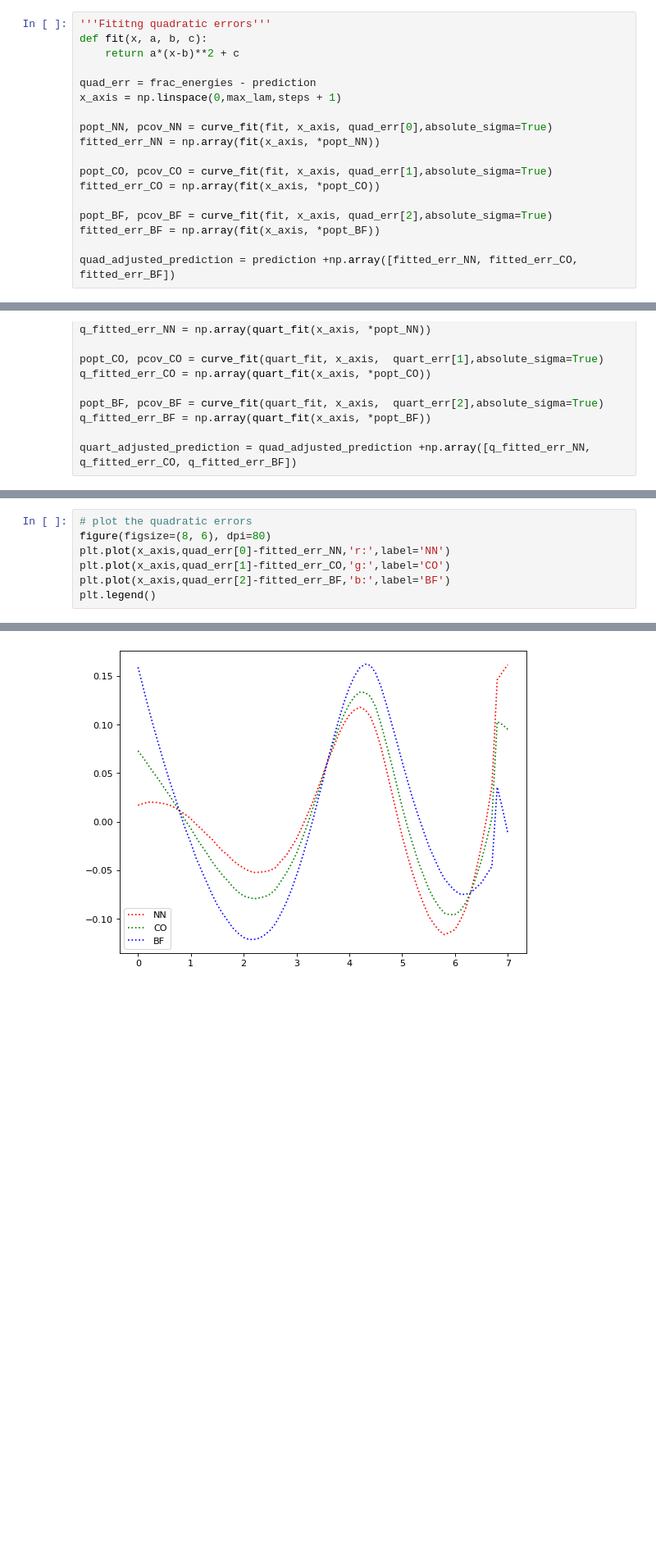
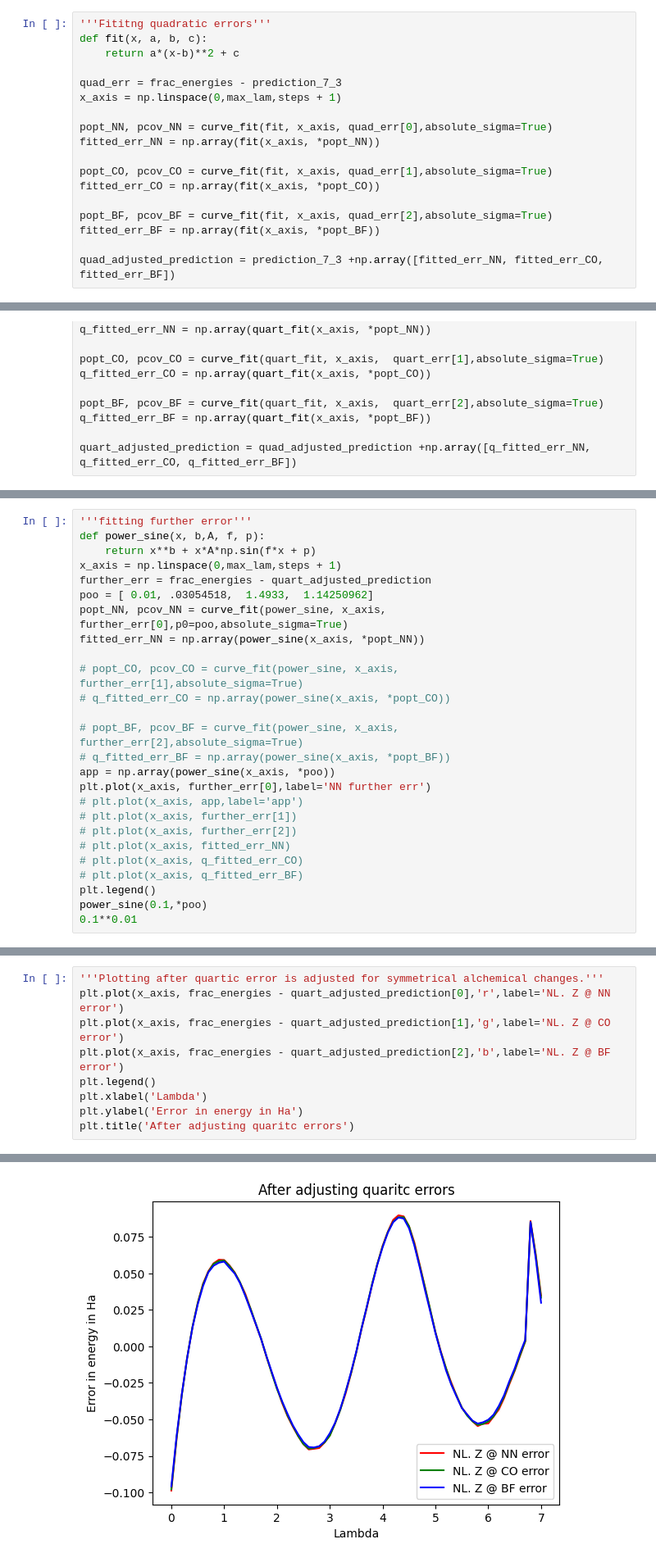
Before and after one commit to meetc1213/QA, a Jupyter notebook: My_code.ipynb, the cells around one changed output, grey strips where cells are left out. Shown at 82% size. Saved outputs shown, nothing was run; the diff lists cells and outputs as text; blank space fills up the shorter version.

```diff
--- a/My_code.ipynb
+++ b/My_code.ipynb
@@ -172,7 +309,7 @@ prediction = np.array([pre_NN_nl, pre_CO_nl, pre_BF_nl])
 def fit(x, a, b, c):
     return a*(x-b)**2 + c
 
-quad_err = frac_energies - prediction
+quad_err = frac_energies - prediction_7_3
 x_axis = np.linspace(0,max_lam,steps + 1)
 
 popt_NN, pcov_NN = curve_fit(fit, x_axis, quad_err[0],absolute_sigma=True)
@@ -184,7 +321,7 @@ fitted_err_CO = np.array(fit(x_axis, *popt_CO))
 popt_BF, pcov_BF = curve_fit(fit, x_axis, quad_err[2],absolute_sigma=True)
 fitted_err_BF = np.array(fit(x_axis, *popt_BF))
 
-quad_adjusted_prediction = prediction +np.array([fitted_err_NN, fitted_err_CO, fitted_err_BF])
+quad_adjusted_prediction = prediction_7_3 +np.array([fitted_err_NN, fitted_err_CO, fitted_err_BF])
 # %%
 '''Fititng quartic error'''
 def quart_fit(x, a, b, c,d,e):
@@ -203,0 +343,26 @@ quart_adjusted_prediction = quad_adjusted_prediction +np.array([q_fitted_err_NN,
+# %%
+'''fitting further error'''
+def power_sine(x, b,A, f, p):
+    return x**b + x*A*np.sin(f*x + p)
+x_axis = np.linspace(0,max_lam,steps + 1)
+further_err = frac_energies - quart_adjusted_prediction
+poo = [ 0.01, .03054518,  1.4933,  1.14250962]
+popt_NN, pcov_NN = curve_fit(power_sine, x_axis, further_err[0],p0=poo,absolute_sigma=True)
+fitted_err_NN = np.array(power_sine(x_axis, *popt_NN))
+
+# popt_CO, pcov_CO = curve_fit(power_sine, x_axis,  further_err[1],absolute_sigma=True)
+# q_fitted_err_CO = np.array(power_sine(x_axis, *popt_CO))
+
+# popt_BF, pcov_BF = curve_fit(power_sine, x_axis,  further_err[2],absolute_sigma=True)
+# q_fitted_err_BF = np.array(power_sine(x_axis, *popt_BF))
+app = np.array(power_sine(x_axis, *poo))
+plt.plot(x_axis, further_err[0],label='NN further err')
+# plt.plot(x_axis, app,label='app')
+# plt.plot(x_axis, further_err[1])
+# plt.plot(x_axis, further_err[2])
+# plt.plot(x_axis, fitted_err_NN)
+# plt.plot(x_axis, q_fitted_err_CO)
+# plt.plot(x_axis, q_fitted_err_BF)
+plt.legend()
+power_sine(0.1,*poo)
+0.1**0.01
@@ -237,8 +430,10 @@ Text(0.5, 1.0, 'Predictions with a quadratic error adjusted')
 # %%
-# plot the quadratic errors
-figure(figsize=(8, 6), dpi=80)
-plt.plot(x_axis,quad_err[0]-fitted_err_NN,'r:',label='NN')
-plt.plot(x_axis,quad_err[1]-fitted_err_CO,'g:',label='CO')
-plt.plot(x_axis,quad_err[2]-fitted_err_BF,'b:',label='BF')
+'''Plotting after quartic error is adjusted for symmetrical alchemical changes.'''
+plt.plot(x_axis, frac_energies - quart_adjusted_prediction[0],'r',label='NL. Z @ NN error')
+plt.plot(x_axis, frac_energies - quart_adjusted_prediction[1],'g',label='NL. Z @ CO error')
+plt.plot(x_axis, frac_energies - quart_adjusted_prediction[2],'b',label='NL. Z @ BF error')
 plt.legend()
+plt.xlabel('Lambda')
+plt.ylabel('Error in energy in Ha')
+plt.title('After adjusting quaritc errors')
 # %% [output]
@@ -246 +441 @@ plt.legend()
-[figure, old version]
+[figure, new version]
```
Also changed, not shown: parts of 48 cells of this notebook, 7 other files.
